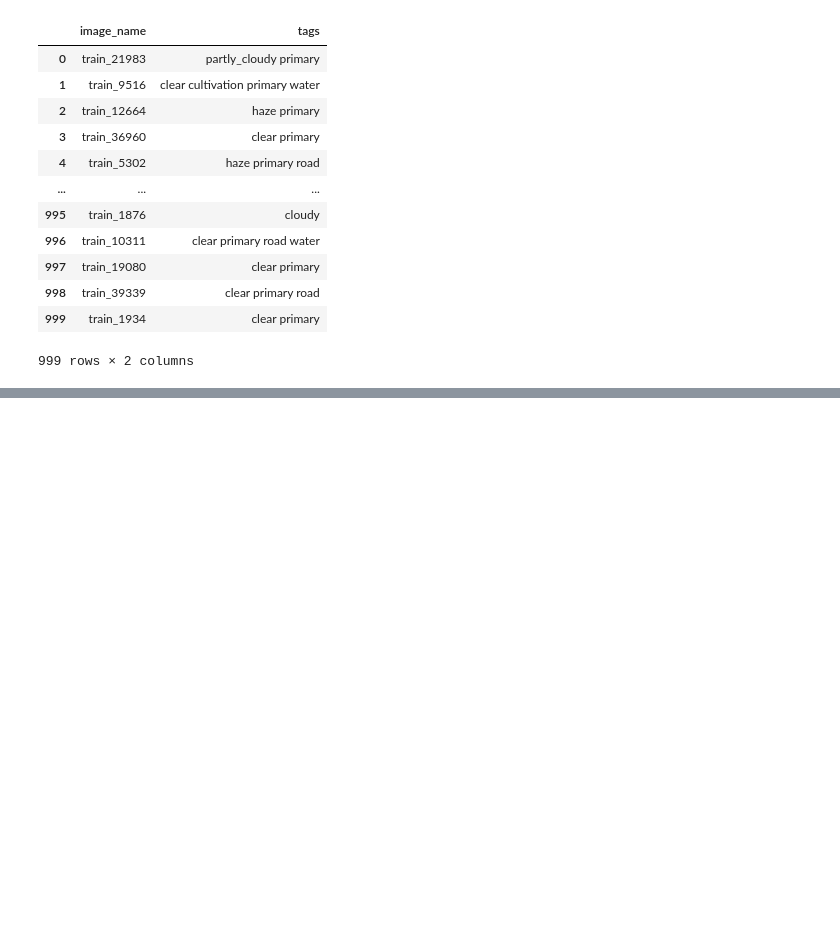
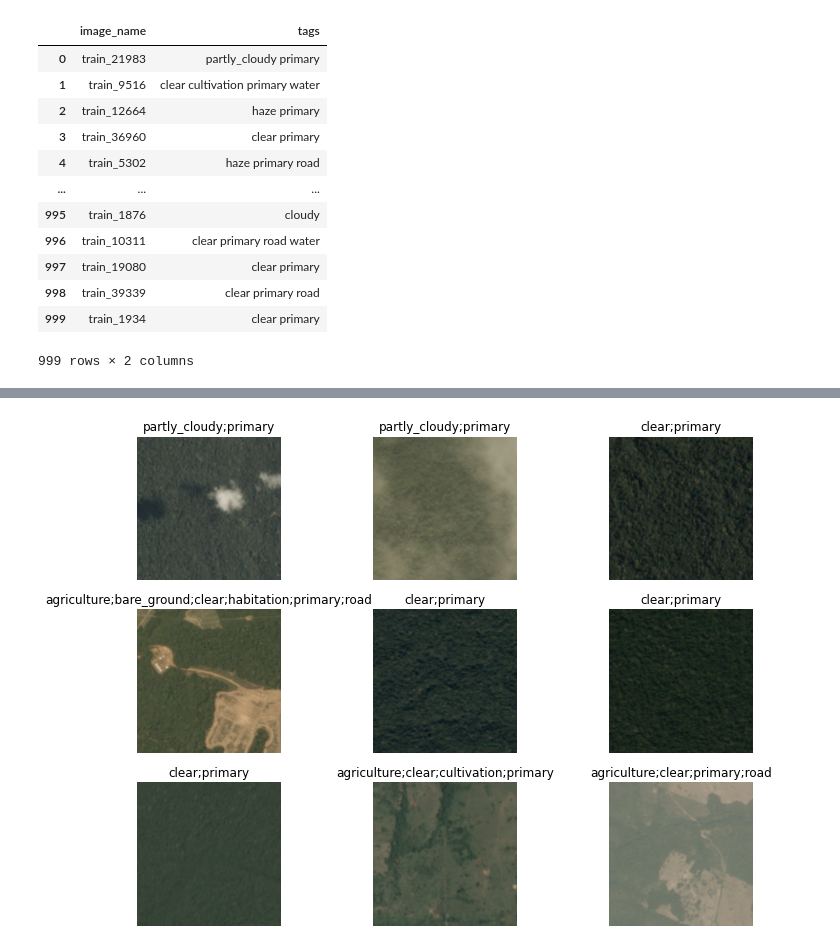
Before and after one commit to Aravinda89/multi_label_classification, a Jupyter notebook: Multi_Label_Classification.ipynb, the cells around one changed output, grey strips where cells are left out. Cells and saved outputs as stored; diff of their text form; code cells hidden in the pictures; blank space fills up the shorter version.

```diff
--- a/Multi_Label_Classification.ipynb
+++ b/Multi_Label_Classification.ipynb
@@ -141,0 +149,14 @@ agriculture clear primary water
+# %%
+batch_tfms = aug_transforms(flip_vert=True, max_lighting=0.1, max_zoom=1.05, max_warp=0.)
+# %%
+planet = DataBlock(blocks=(ImageBlock, MultiCategoryBlock),
+                   get_x=ColReader(0, pref=f'{planet_source}/train/', suff='.jpg'),
+                   splitter=RandomSplitter(),
+                   get_y=ColReader(1, label_delim=' '),
+                   batch_tfms = batch_tfms)
+# %%
+dls = planet.dataloaders(df)
+# %%
+dls.show_batch(max_n=9, figsize=(12,9))
+# %% [output]
+[figure, added]
```
Also changed, not shown: parts of 6 cells of this notebook.
